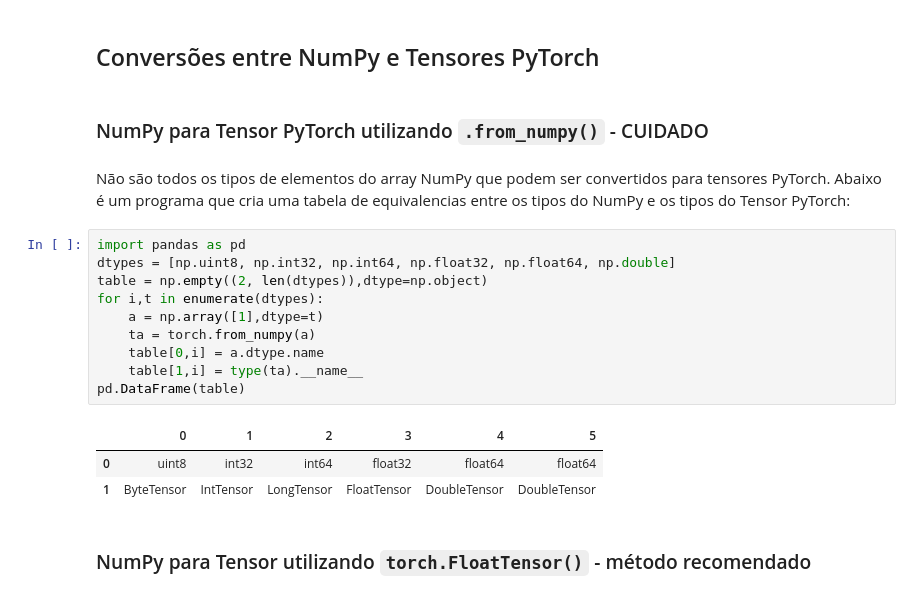
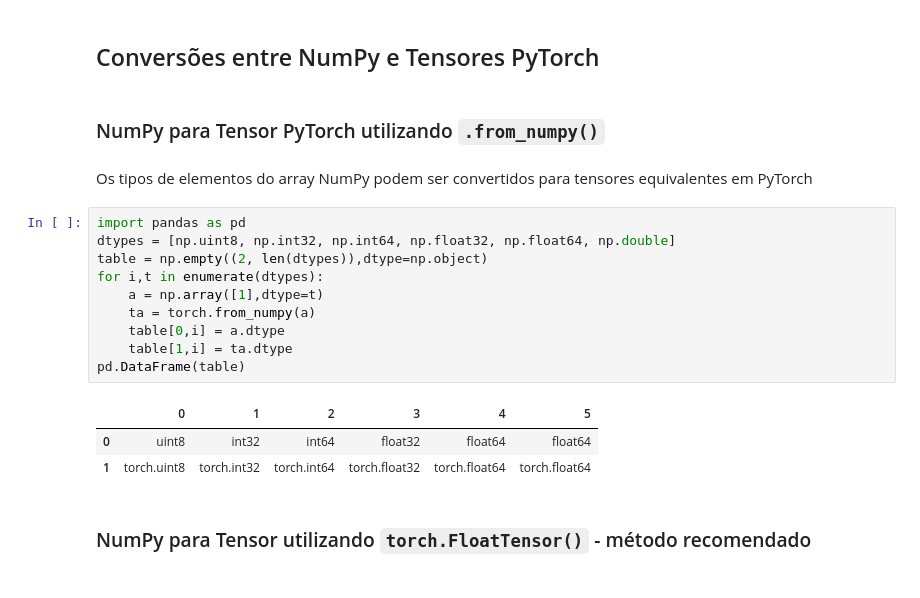
Before and after one commit to robertoalotufo/rnap, a Jupyter notebook: PyTorch/Matrizes_Arrays_Tensores.ipynb, the cells around one changed output. Cells and saved outputs as stored; diff of their text form.

```diff
--- a/PyTorch/Matrizes_Arrays_Tensores.ipynb
+++ b/PyTorch/Matrizes_Arrays_Tensores.ipynb
@@ -97,25 +92,24 @@ if torch.cuda.is_available():
 # %% [markdown]
 ## Conversões entre NumPy e Tensores PyTorch
 # %% [markdown]
-### NumPy para Tensor PyTorch utilizando `.from_numpy()` - CUIDADO
+### NumPy para Tensor PyTorch utilizando `.from_numpy()`
 # %% [markdown]
-Não são todos os tipos de elementos do array NumPy que podem ser convertidos
-para tensores PyTorch. Abaixo é um programa que cria uma tabela de equivalencias
-entre os tipos do NumPy e os tipos do Tensor PyTorch:
+Os tipos de elementos do array NumPy podem ser convertidos
+para tensores equivalentes em PyTorch
 # %%
 import pandas as pd
 dtypes = [np.uint8, np.int32, np.int64, np.float32, np.float64, np.double]
 table = np.empty((2, len(dtypes)),dtype=np.object)
 for i,t in enumerate(dtypes):
     a = np.array([1],dtype=t)
     ta = torch.from_numpy(a)
-    table[0,i] = a.dtype.name
-    table[1,i] = type(ta).__name__
+    table[0,i] = a.dtype
+    table[1,i] = ta.dtype
 pd.DataFrame(table)
 # %% [output]
 |  | 0 | 1 | 2 | 3 | 4 | 5 |
 | 0 | uint8 | int32 | int64 | float32 | float64 | float64 |
-| 1 | ByteTensor | IntTensor | LongTensor | FloatTensor | DoubleTensor | DoubleTensor |
+| 1 | torch.uint8 | torch.int32 | torch.int64 | torch.float32 | torch.float64 | torch.float64 |
 # %% [markdown]
 ### NumPy para Tensor utilizando `torch.FloatTensor()` - método recomendado
 # %% [markdown]
```
Also changed, not shown: parts of 38 cells of this notebook.
